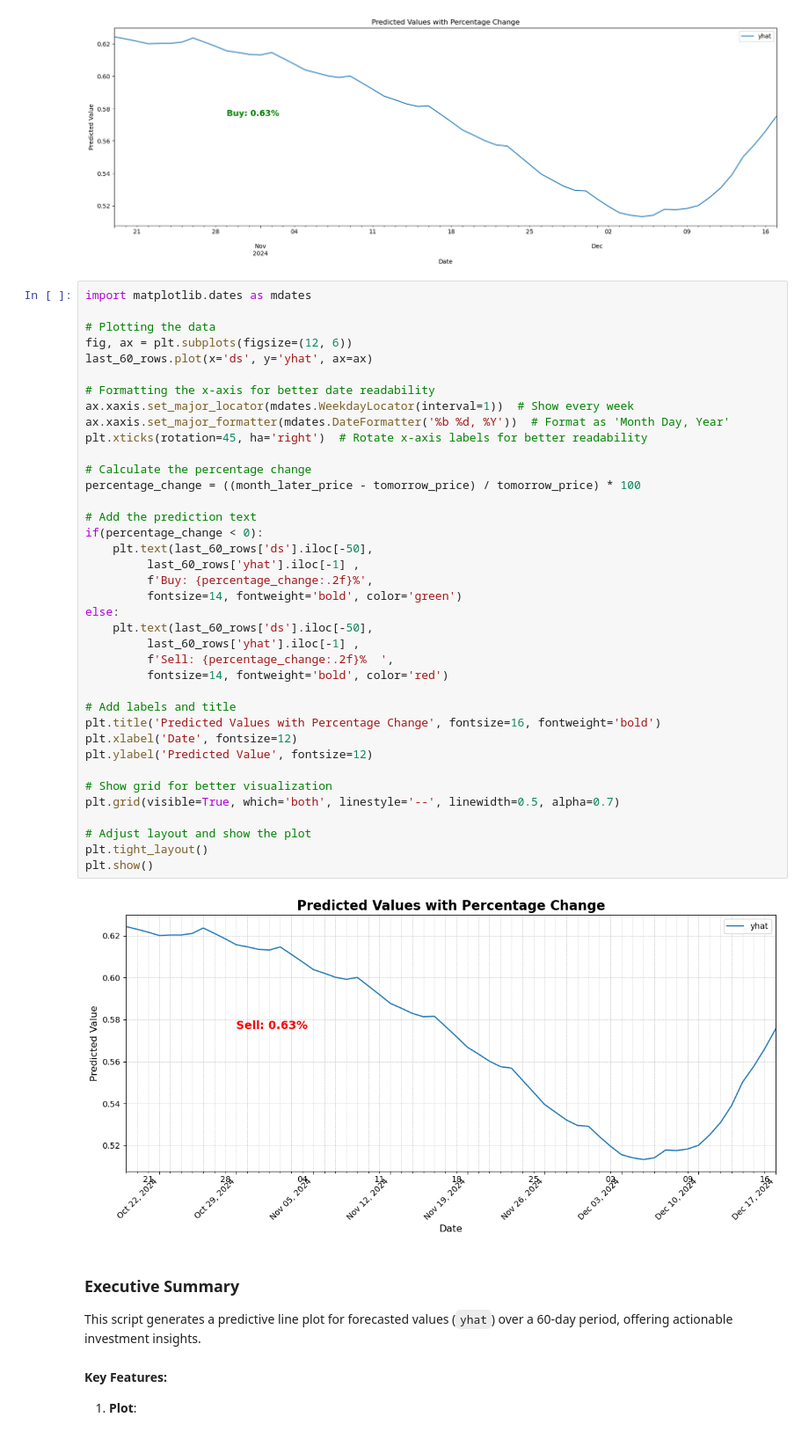
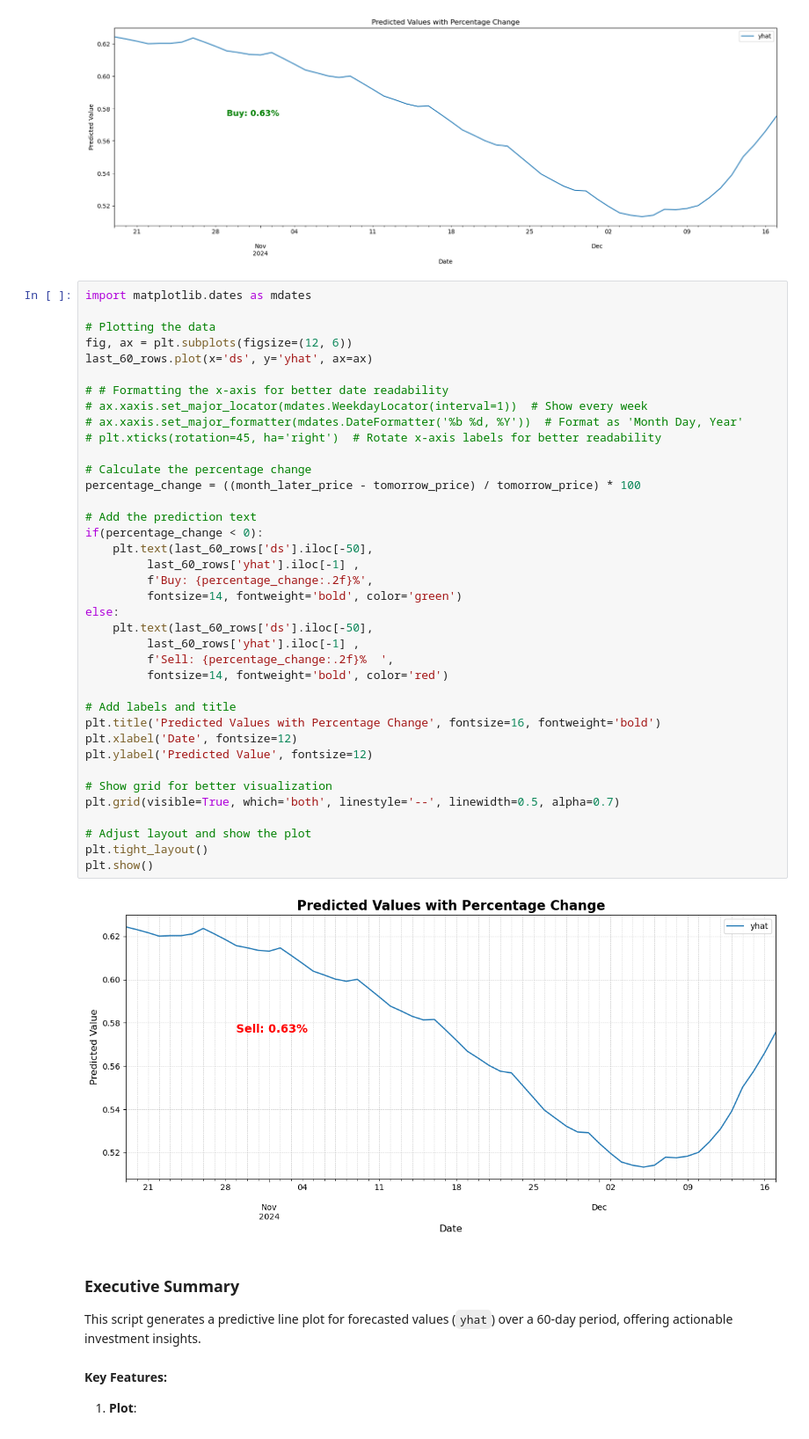
Before and after one commit to Seomzo/Project-1---Money-Printer, a Jupyter notebook: price-predictor/crypto_price_predictor_visualizer.ipynb, the cells around one changed output. Shown: that part at 88% size. Cells and saved outputs as stored; diff of their text form.

```diff
--- a/price-predictor/crypto_price_predictor_visualizer.ipynb
+++ b/price-predictor/crypto_price_predictor_visualizer.ipynb
@@ -462,39 +462,39 @@ import matplotlib.dates as mdates
 fig, ax = plt.subplots(figsize=(12, 6))
 last_60_rows.plot(x='ds', y='yhat', ax=ax)
 
-# Formatting the x-axis for better date readability
-ax.xaxis.set_major_locator(mdates.WeekdayLocator(interval=1))  # Show every week
-ax.xaxis.set_major_formatter(mdates.DateFormatter('%b %d, %Y'))  # Format as 'Month Day, Year'
-plt.xticks(rotation=45, ha='right')  # Rotate x-axis labels for better readability
+# # Formatting the x-axis for better date readability
+# ax.xaxis.set_major_locator(mdates.WeekdayLocator(interval=1))  # Show every week
+# ax.xaxis.set_major_formatter(mdates.DateFormatter('%b %d, %Y'))  # Format as 'Month Day, Year'
+# plt.xticks(rotation=45, ha='right')  # Rotate x-axis labels for better readability
 
 # Calculate the percentage change
 percentage_change = ((month_later_price - tomorrow_price) / tomorrow_price) * 100
 
 # Add the prediction text
 if(percentage_change < 0):
     plt.text(last_60_rows['ds'].iloc[-50],
          last_60_rows['yhat'].iloc[-1] ,
          f'Buy: {percentage_change:.2f}%',
          fontsize=14, fontweight='bold', color='green')
 else:
     plt.text(last_60_rows['ds'].iloc[-50],
          last_60_rows['yhat'].iloc[-1] ,
          f'Sell: {percentage_change:.2f}%  ',
          fontsize=14, fontweight='bold', color='red')
 
 # Add labels and title
 plt.title('Predicted Values with Percentage Change', fontsize=16, fontweight='bold')
 plt.xlabel('Date', fontsize=12)
 plt.ylabel('Predicted Value', fontsize=12)
 
 # Show grid for better visualization
 plt.grid(visible=True, which='both', linestyle='--', linewidth=0.5, alpha=0.7)
 
 # Adjust layout and show the plot
 plt.tight_layout()
 plt.show()
 # %% [output]
-[figure, old version]
+[figure, new version]
 # %% [markdown]
 ### Executive Summary
 
```
Also changed, not shown: 1 other file.
